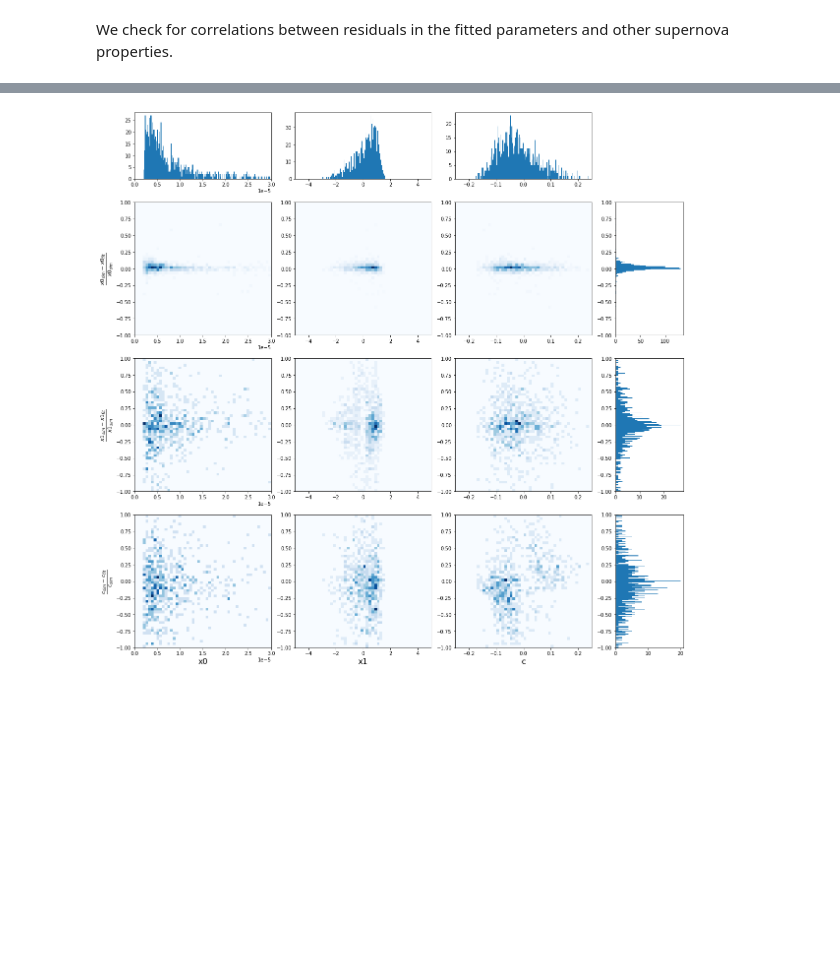
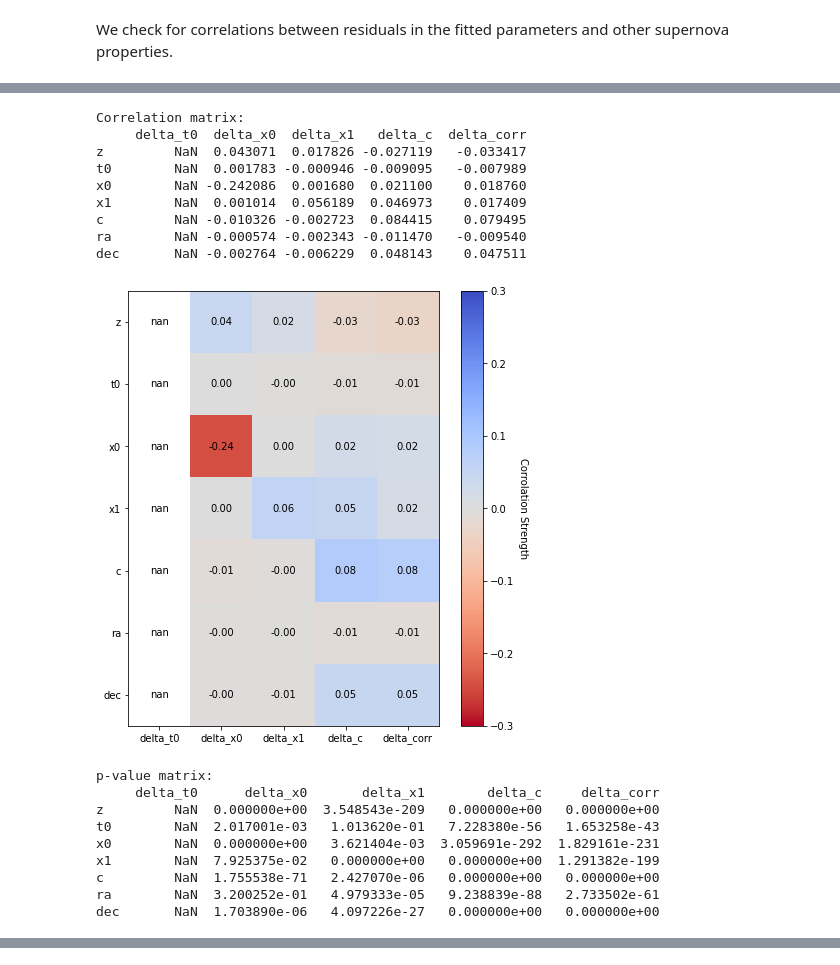
Before and after one commit to LSSTDESC/SN-PWV, a Jupyter notebook: notebooks/parameter_accuracy.ipynb, the cells around one changed output, grey strips where cells are left out. Cells and saved outputs as stored; diff of their text form; code cells hidden in the pictures; blank space fills up the shorter version.

```diff
--- a/notebooks/parameter_accuracy.ipynb
+++ b/notebooks/parameter_accuracy.ipynb
@@ -369,0 +379,23 @@ dec       NaN  1.938372e-01  0.027847  0.129987
+# %%
+residuals = ('delta_t0', 'delta_x0', 'delta_x1', 'delta_c', 'delta_corr')
+calculate_and_plot_covariances(pipeline_data, residuals, sn_properties)
+# %% [output]
+Correlation matrix:
+     delta_t0  delta_x0  delta_x1   delta_c  delta_corr
+z         NaN  0.043071  0.017826 -0.027119   -0.033417
+t0        NaN  0.001783 -0.000946 -0.009095   -0.007989
+x0        NaN -0.242086  0.001680  0.021100    0.018760
+x1        NaN  0.001014  0.056189  0.046973    0.017409
+c         NaN -0.010326 -0.002723  0.084415    0.079495
+ra        NaN -0.000574 -0.002343 -0.011470   -0.009540
+dec       NaN -0.002764 -0.006229  0.048143    0.047511
+[figure, added]
+p-value matrix:
+     delta_t0      delta_x0       delta_x1        delta_c     delta_corr
+z         NaN  0.000000e+00  3.548543e-209   0.000000e+00   0.000000e+00
+t0        NaN  2.017001e-03   1.013620e-01   7.228380e-56   1.653258e-43
+x0        NaN  0.000000e+00   3.621404e-03  3.059691e-292  1.829161e-231
+x1        NaN  7.925375e-02   0.000000e+00   0.000000e+00  1.291382e-199
+c         NaN  1.755538e-71   2.427070e-06   0.000000e+00   0.000000e+00
+ra        NaN  3.200252e-01   4.979333e-05   9.238839e-88   2.733502e-61
+dec       NaN  1.703890e-06   4.097226e-27   0.000000e+00   0.000000e+00
@@ -446,5 +481 @@ def density_plot(
         end_of_row_ax.set_ylim(y_lim)
-# %%
-density_plot(sim_epoch_fit_4)
-# %% [output]
-[figure, removed]
```
Also changed, not shown: parts of 32 cells of this notebook.
